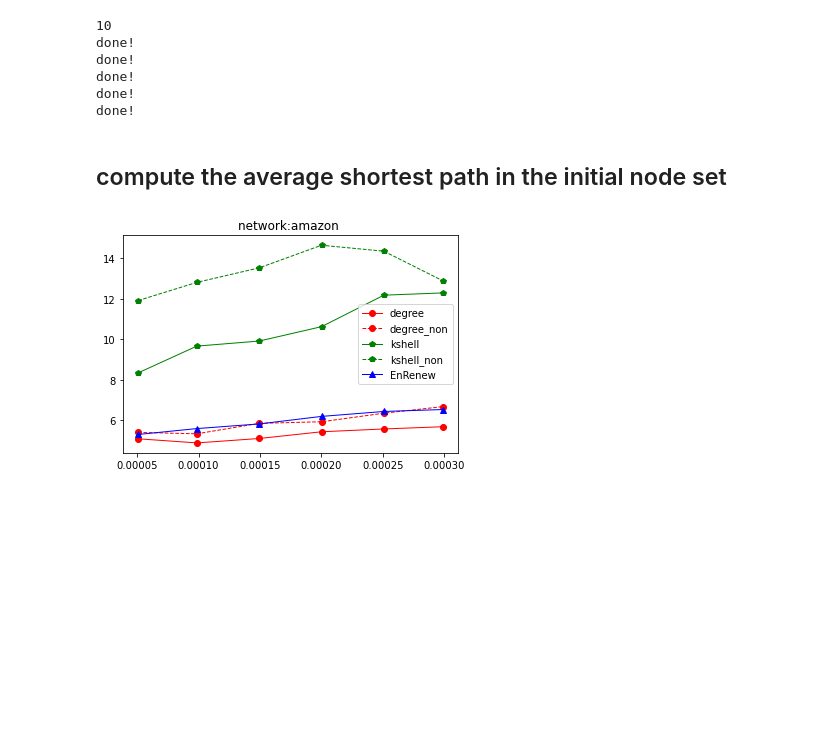
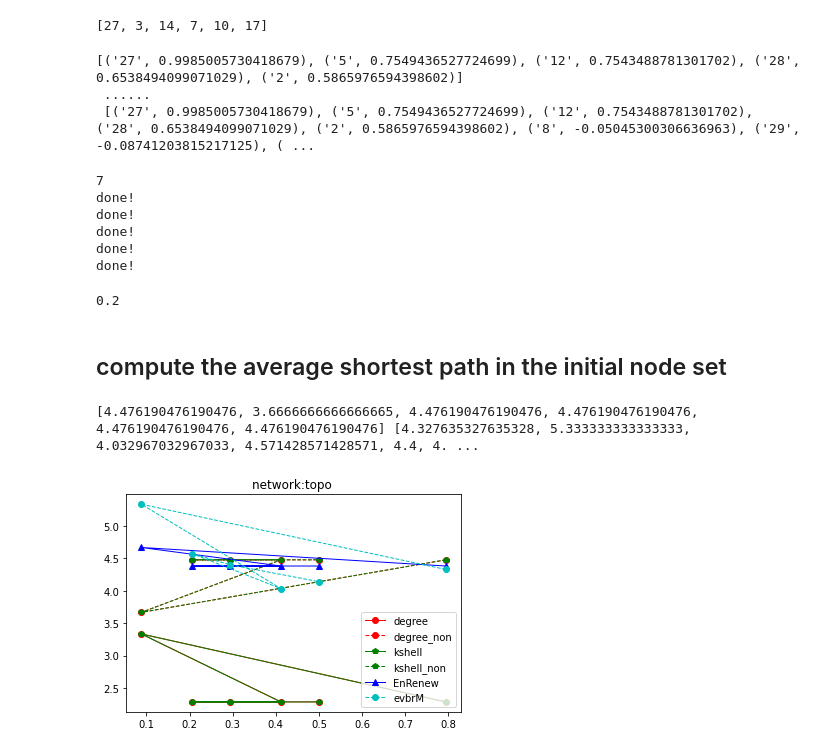
Before and after one commit to odunayo12/Skoltech-PhD-Thesis, a Jupyter notebook: _codes/SIR/Influential-nodes-identification-in-complex-networks-via-information-entropy/experiments and data/get_avg_shortest_length.ipynb, the cells around one changed output. Drawn from its saved outputs; the diff is of its cells as text; code cells hidden in the pictures; blank space fills up the shorter version.

```diff
--- a/_codes/SIR/Influential-nodes-identification-in-complex-networks-via-information-entropy/experiments and data/get_avg_shortest_length.ipynb
+++ b/_codes/SIR/Influential-nodes-identification-in-complex-networks-via-information-entropy/experiments and data/get_avg_shortest_length.ipynb
@@ -12,11 +12,43 @@ data = 'topo'# 'amazon'
 data_file = data
 G = clean_data(data_file)
 # %%
-r = [0.5, 0.1, 0.15, 0.2, 0.25, 0.3]
+r = [0.8, 0.1, 0.4, 0.2, 0.3, 0.5]
 topk_list = [round(nx.number_of_nodes(G) * k) for k in r]
-# print(topk_list)
+print(topk_list)
+# %% [output]
+[27, 3, 14, 7, 10, 17]
+# %%
+geo_loc_data = get_geo_data("Internet2LatLong.csv")
+edge_geo_data_combined = assign_location(G, geo_loc_data)
+# set edge attributes
+set_edge_attr(G, edge_geo_data_combined)
+# obtain the node degrees and edges weights to desired lengths
+tmp_t = list(range(1, 5))
+tmp_t_SN, tmp_t_hub = hubs_SN_NS(G, tmp_t)
+# unpack the nodes and edges
+tmp_t_SN_1, tmp_t_SN_2, tmp_t_SN_3, tmp_t_SN_4 = tmp_t_SN
+tmp_t_hub_1, tmp_t_hub_2, tmp_t_hub_3, tmp_t_hub_4 = tmp_t_hub
+# determine variables values
+k_max, k_min, k_2_max, k_2_min, sigma, delta = maxi_mini(
+    tmp_t_SN_1[1], tmp_t_hub_2[2])
+# assign various probability weights
+w_d_h, w_d_2_h, w_d_l, w_d_2_l, w_d_t, w_d_2_t = probability_weights(
+    tmp_t_SN_1[1], tmp_t_hub_2[2], k_max, k_min, k_2_max, k_2_min, sigma, delta)
+# combine into a dictionary
+combined_dict, combined_dict_k_2 = covert_to_dict(
+    w_d_h, w_d_l, w_d_t), covert_to_dict(w_d_2_h, w_d_2_l, w_d_2_t)
+# print(combined_dict, "\n ...... \n", combined_dict_k_2)
+
+# Get ranked result
+opti_rank, ranked_nodes = rank_result(combined_dict, combined_dict_k_2)
+
+print(opti_rank, "\n ...... \n", ranked_nodes)
+# %% [output]
+[('27', 0.9985005730418679), ('5', 0.7549436527724699), ('12', 0.7543488781301702), ('28', 0.6538494099071029), ('2', 0.5865976594398602)]
+ ......
+ [('27', 0.9985005730418679), ('5', 0.7549436527724699), ('12', 0.7543488781301702), ('28', 0.6538494099071029), ('2', 0.5865976594398602), ('8', -0.05045300306636963), ('29', -0.08741203815217125), ( ...
 # %%
-max_ = r[-1]
+max_ = r[3]
 max_topk = round(max_ * nx.number_of_nodes(G))
 print(max_topk)
 
@@ -37,47 +69,44 @@ kshell_rank = kshell(G, max_topk)
 print('done!')
 kshell_rank_non = kshell_non(G, max_topk)
 print('done!')
+max_
 # %% [output]
-10
+7
 done!
 done!
 done!
 done!
 done!
+0.2
 # %% [markdown]
 ## compute the average shortest path in the initial node set
 # %%
-degree_ls = []
-degree_non_ls = []
-voterank_ls = []
-voterank_non_ls = []
-new_methed_ls = []
-new_methed_non_ls = []
-kshell_ls = []
-kshell_non_ls = []
-
-for k in tqdm(topk_list):
-    topk = k
-    degree_ls.append(get_ls(G, [x[0] for x in degreerank[:topk]]))
-    degree_non_ls.append(get_ls(G, [x[0] for x in degreerank_non[:topk]]))
-    # voterank_ls.append(get_ls(G, [x[0] for x in vote[:topk]]))
-    # voterank_non_ls.append(get_ls(G, [x[0] for x in vote_non[:topk]]))
-    new_methed_ls.append(get_ls(G, [x[0] for x in newmethod_rank[:topk]]))
-    #new_methed_non_ls.append(get_ls(G, [x[0] for x in newmethod_rank_non[:topk]]))
-    kshell_ls.append(get_ls(G, [x[0] for x in kshell_rank[:topk]]))
-    kshell_non_ls.append(get_ls(G, [x[0] for x in kshell_rank_non[:topk]]))
+degree_ls = [get_ls(G, [x[0] for x in degreerank[:k]]) for k in topk_list]
+degree_non_ls = [get_ls(G, [x[0] for x in degreerank_non[:k]]) for k in topk_list]
+# voterank_ls = []
+# voterank_non_ls = []
+new_methed_ls = [get_ls(G, [x[0] for x in newmethod_rank[:k]]) for k in topk_list]
+# new_methed_non_ls = []
+kshell_ls = [get_ls(G, [x[0] for x in kshell_rank[:k]]) for k in topk_list]
+kshell_non_ls = [get_ls(G, [x[0] for x in kshell_rank_non[:k]]) for k in topk_list]
+evbrM_ls = [get_ls(G, [x[0] for x in ranked_nodes[:k]])for k in topk_list]
+# evbrM_ls
+print(kshell_non_ls, evbrM_ls)
+# %% [output]
+[4.476190476190476, 3.6666666666666665, 4.476190476190476, 4.476190476190476, 4.476190476190476, 4.476190476190476] [4.327635327635328, 5.333333333333333, 4.032967032967033, 4.571428571428571, 4.4, 4. ...
 # %%
 %matplotlib inline
 plt.title('network:{} '.format(data_file))
 plt.plot(np.array(topk_list) / nx.number_of_nodes(G), degree_ls, 'r-o', label='degree', linewidth=1.0, )
 plt.plot(np.array(topk_list) / nx.number_of_nodes(G), degree_non_ls, 'r--o', label='degree_non', linewidth=1.0, )
 #plt.plot(np.array(topk_list) / nx.number_of_nodes(G), voterank_ls, 'y-s', label='vote', linewidth=1.0, )
 #plt.plot(np.array(topk_list) / nx.number_of_nodes(G), voterank_non_ls, 'y--s', label='vote_non', linewidth=1.0, )
 plt.plot(np.array(topk_list) / nx.number_of_nodes(G), kshell_ls, 'g-p', label='kshell', linewidth=1.0, )
 plt.plot(np.array(topk_list) / nx.number_of_nodes(G), kshell_non_ls, 'g--p', label='kshell_non', linewidth=1.0, )
 plt.plot(np.array(topk_list) / nx.number_of_nodes(G), new_methed_ls, 'b-^', label='EnRenew', linewidth=1.0, )
 # plt.plot(np.array(topk_list) / nx.number_of_nodes(G), new_methed_non_ls, 'b--^', label='EnRenew_non', linewidth=1.0, )
+plt.plot(np.array(topk_list) / nx.number_of_nodes(G), evbrM_ls, 'c--o', label='evbrM', linewidth=1.0, )
 plt.legend()
 plt.show()
 # %% [output]
-[figure, old version]
+[figure, new version]
```
Also changed, not shown: 1 other file.
